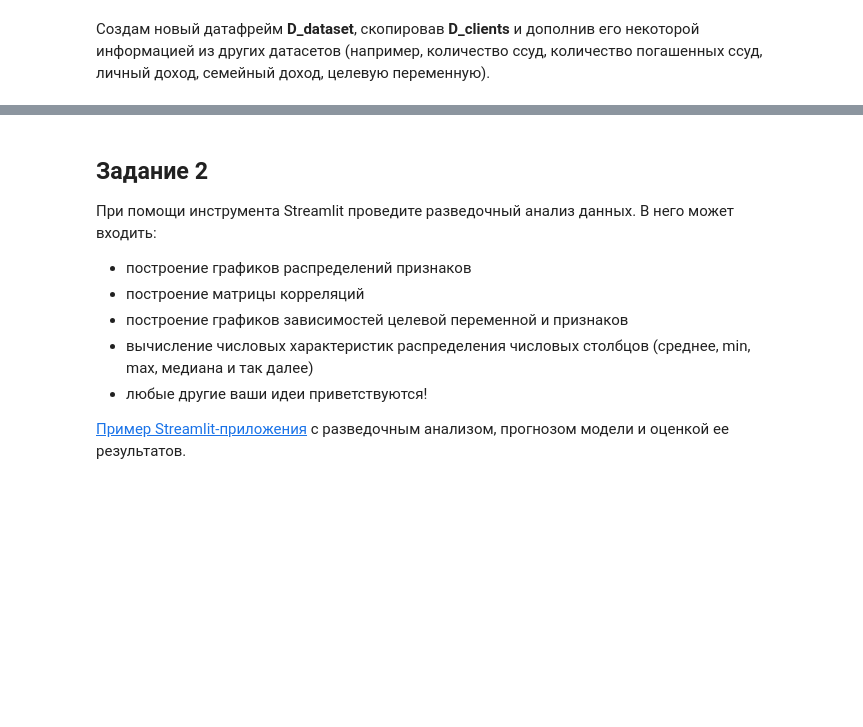
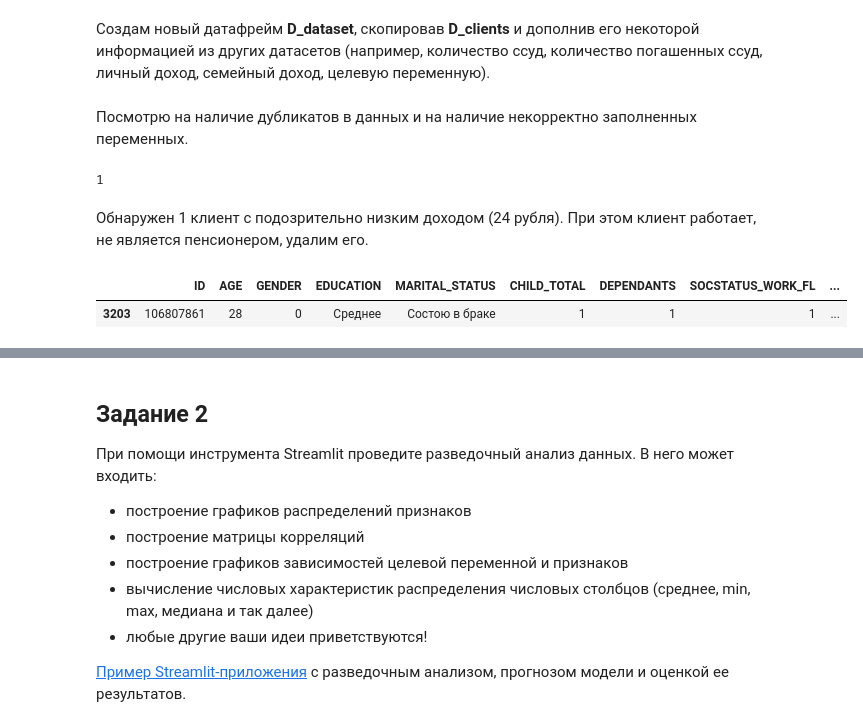
Before and after one commit to xenahkar/streamlit_eda, a Jupyter notebook: BD_homework.ipynb, the cells around one changed output, grey strips where cells are left out. Drawn from its saved outputs; the diff is of its cells as text; code cells hidden in the pictures; blank space fills up the shorter version.

```diff
--- a/BD_homework.ipynb
+++ b/BD_homework.ipynb
@@ -308,3 +306,17 @@ D_dataset = pd.merge(D_dataset, D_salary, left_on='ID', right_on='ID_CLIENT')
 D_dataset.drop('ID_CLIENT', axis=1, inplace=True)
 D_dataset = pd.merge(D_dataset, D_target, left_on='ID', right_on='ID_CLIENT')
 D_dataset.drop('ID_CLIENT', axis=1, inplace=True)
+# %% [markdown]
+Посмотрю на наличие дубликатов в данных и на наличие некорректно заполненных переменных.
+# %%
+(D_dataset.PERSONAL_INCOME < 100).sum()
+# %% [output]
+1
+# %% [markdown]
+Обнаружен 1 клиент с подозрительно низким доходом (24 рубля). При этом клиент работает, не является пенсионером, удалим его.
+# %%
+# посмотрим на клиентов с очень маленьким личным доходом
+D_dataset[D_dataset.PERSONAL_INCOME < 100]
+# %% [output]
+|  | ID | AGE | GENDER | EDUCATION | MARITAL_STATUS | CHILD_TOTAL | DEPENDANTS | SOCSTATUS_WORK_FL | ... |
+| 3203 | 106807861 | 28 | 0 | Среднее | Состою в браке | 1 | 1 | 1 | ... |
```
Also changed, not shown: parts of 5 cells of this notebook, 2 other files.
